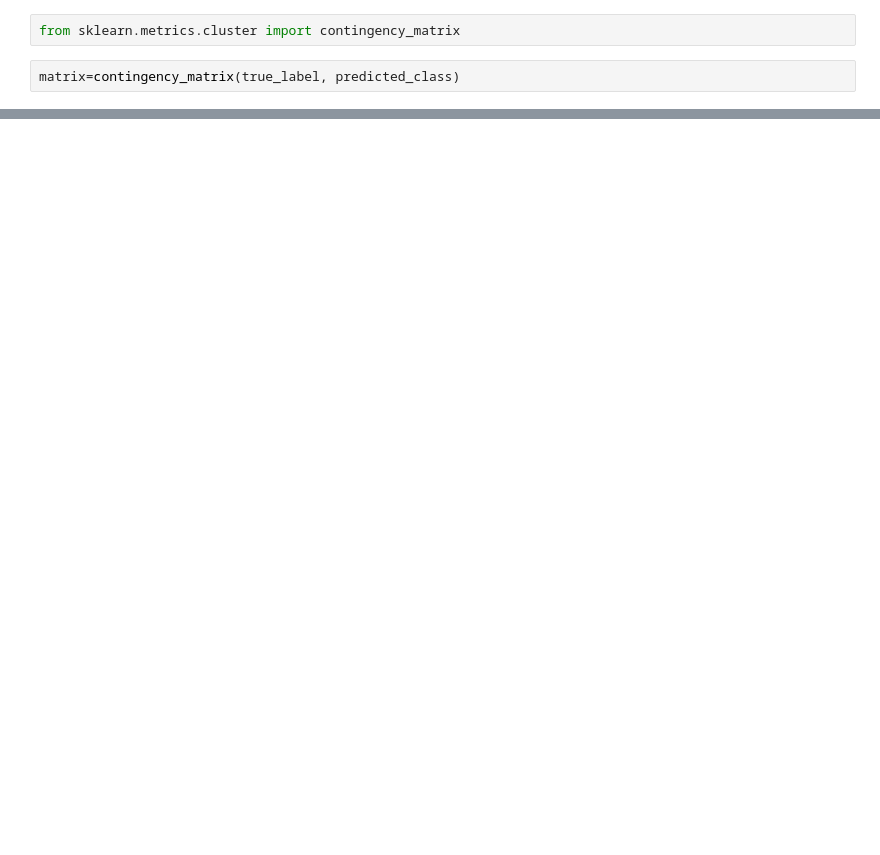
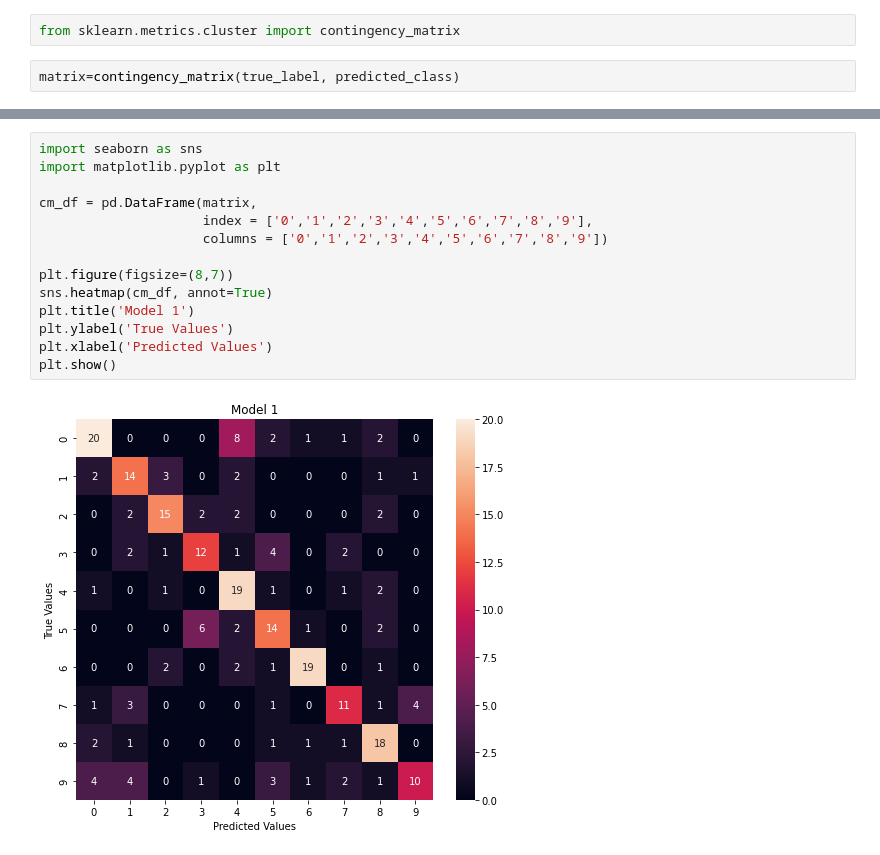
Before and after one commit to thomasverardo/HMM_handwritten_recognition, a Jupyter notebook: scripts/predict_model_1.ipynb, the cells around one changed output, grey strips where cells are left out. Drawn from its saved outputs; the diff is of its cells as text; blank space fills up the shorter version.

Commit message:
Added confusion model plot

```diff
--- a/scripts/predict_model_1.ipynb
+++ b/scripts/predict_model_1.ipynb
@@ -103,0 +104,16 @@ Accuracy top 3:  0.9153225806451613
+# %%
+import seaborn as sns
+import matplotlib.pyplot as plt
+
+cm_df = pd.DataFrame(matrix,
+                     index = ['0','1','2','3','4','5','6','7','8','9'],
+                     columns = ['0','1','2','3','4','5','6','7','8','9'])
+
+plt.figure(figsize=(8,7))
+sns.heatmap(cm_df, annot=True)
+plt.title('Model 1')
+plt.ylabel('True Values')
+plt.xlabel('Predicted Values')
+plt.show()
+# %% [output]
+[figure, added]
```
Also changed, not shown: parts of 4 cells of this notebook, 13 other files.
